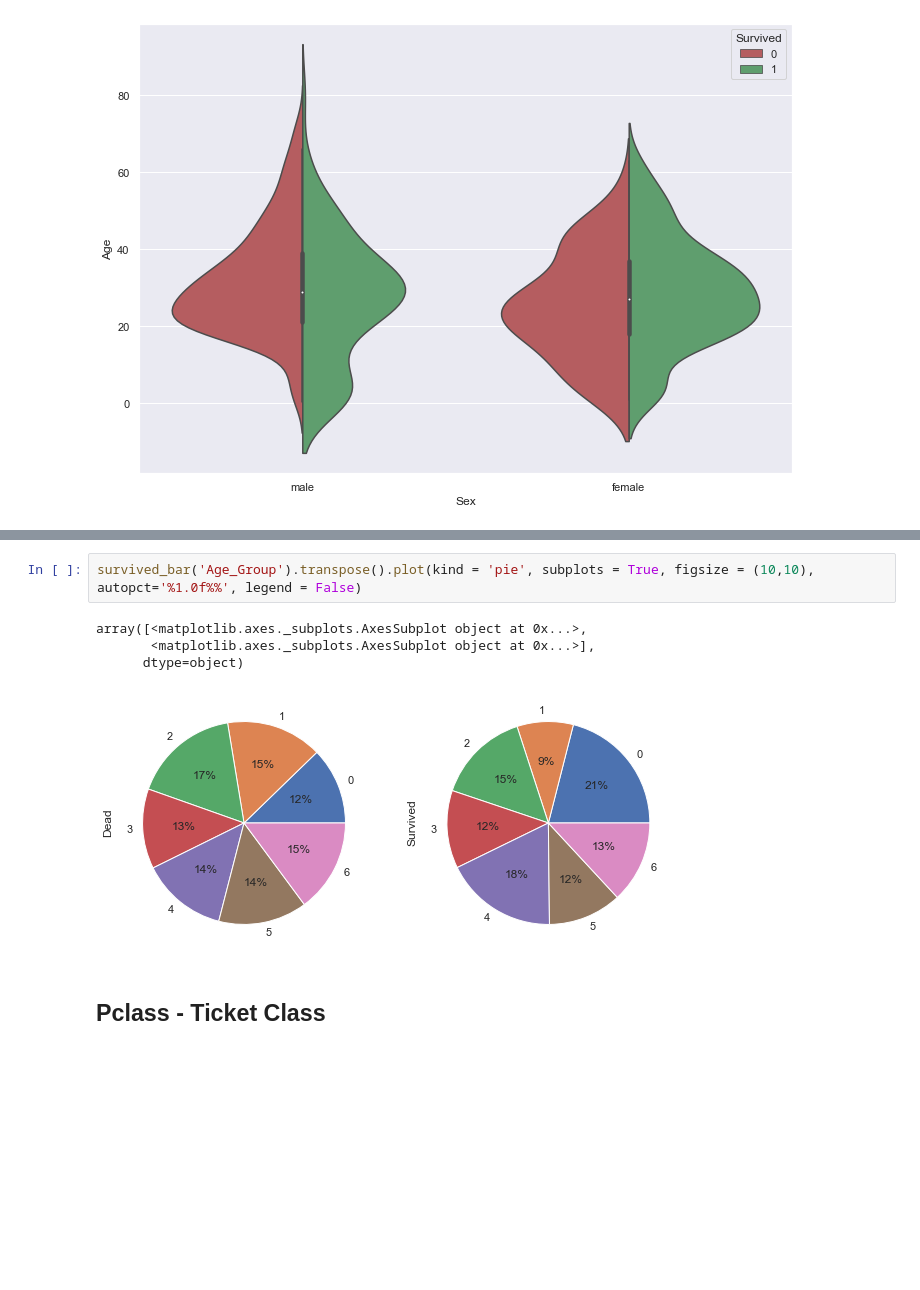
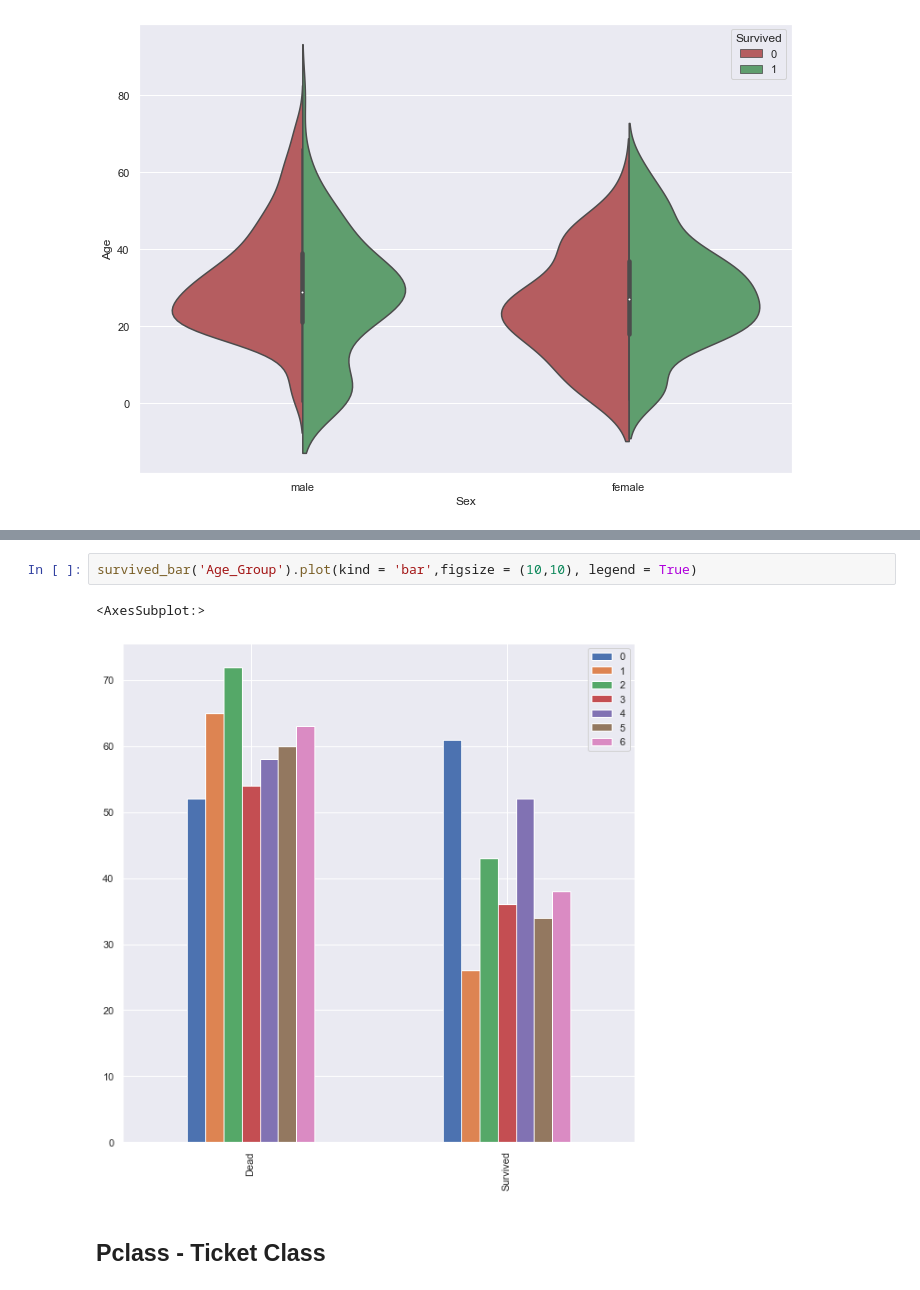
Before and after one commit to johnnyloreano/titanic, a Jupyter notebook: Untitled.ipynb, the cells around one changed output, grey strips where cells are left out. Saved outputs shown, nothing was run; the diff lists cells and outputs as text; blank space fills up the shorter version.

```diff
--- a/Untitled.ipynb
+++ b/Untitled.ipynb
@@ -221,11 +221,9 @@ dataset['Age_Group'].value_counts().plot(kind = 'bar')
 [figure]
 # %%
-survived_bar('Age_Group').transpose().plot(kind = 'pie', subplots = True, figsize = (10,10), autopct='%1.0f%%', legend = False)
+survived_bar('Age_Group').plot(kind = 'bar',figsize = (10,10), legend = True)
 # %% [output]
-array([<matplotlib.axes._subplots.AxesSubplot object at 0x...>,
-       <matplotlib.axes._subplots.AxesSubplot object at 0x...>],
-      dtype=object)
+<AxesSubplot:>
-[figure, old version]
+[figure, new version]
 # %% [markdown]
 ## Pclass - Ticket Class
 # %% [markdown]
```
Also changed, not shown: parts of 52 cells of this notebook.
